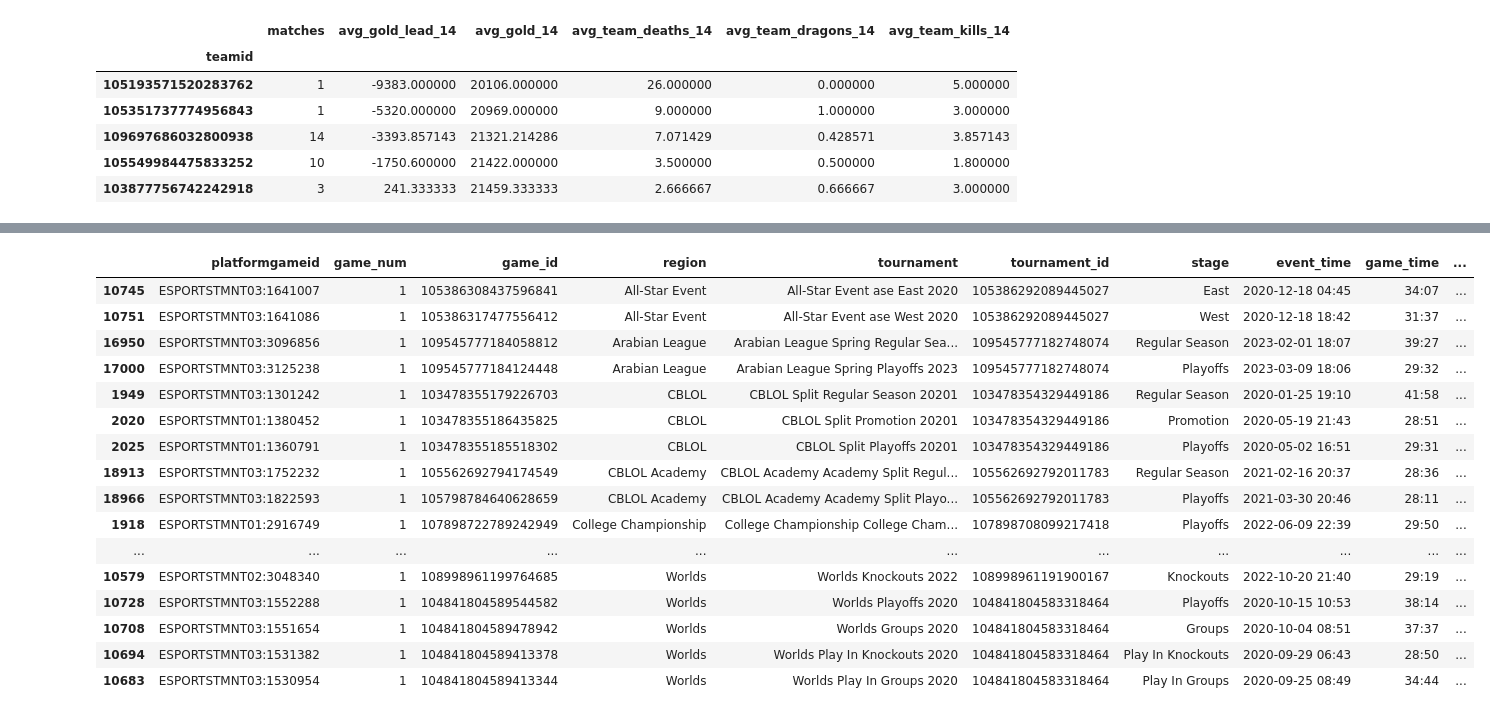
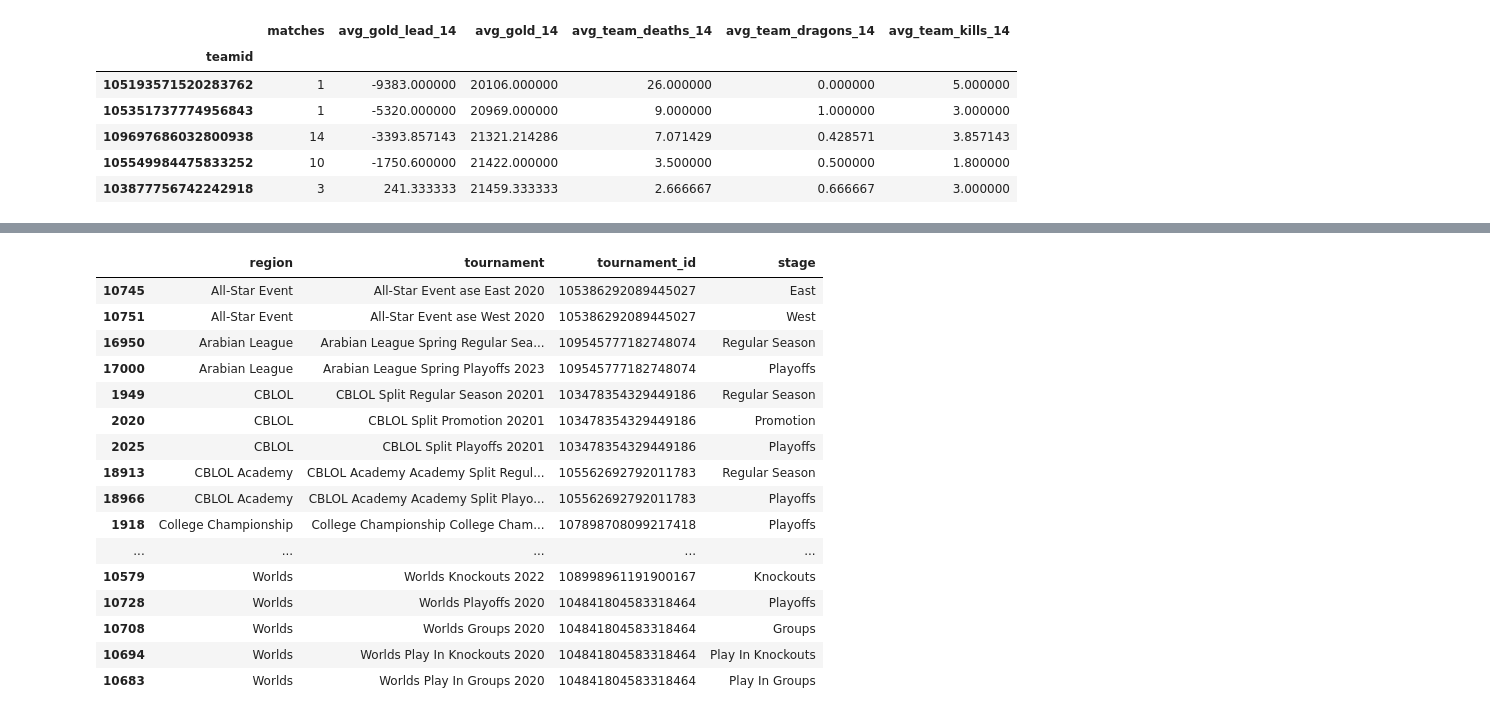
Before and after one commit to Exorcista23/lolpowerrankings, a Jupyter notebook: elo.ipynb, the cells around one changed output, grey strips where cells are left out. Drawn from its saved outputs; the diff is of its cells as text; code cells hidden in the pictures.

```diff
--- a/elo.ipynb
+++ b/elo.ipynb
@@ -342,25 +331,25 @@ print(teams)
 {104843437139220481, 99566404853854212, 99566404848691211, 107599485973747723, 108573042084687884, 109675484017801229, 108160026618060825, 107582178455767077, 105503778424809514, 99566408358330419, 10 ...
 # %%
 #Show all stages and regions for use in defining the dictionary of match importance for use in the elo algorithm
-display(mh_df[['platformgameid', 'game_num', 'game_id', 'region', 'tournament', 'tournament_id', 'stage', 'event_time', 'game_time', 'blue_side', 'red_side', 'winning_side']].drop_duplicates(['region', 'stage']).sort_values('region'))
+display(mh_df[['region', 'tournament', 'tournament_id', 'stage']].drop_duplicates(['region', 'stage']).sort_values('region'))
 # %% [output]
-|  | platformgameid | game_num | game_id | region | tournament | tournament_id | stage | event_time | game_time | ... |
-| 10745 | ESPORTSTMNT03:1641007 | 1 | 105386308437596841 | All-Star Event | All-Star Event ase East 2020 | 105386292089445027 | East | 2020-12-18 04:45 | 34:07 | ... |
-| 10751 | ESPORTSTMNT03:1641086 | 1 | 105386317477556412 | All-Star Event | All-Star Event ase West 2020 | 105386292089445027 | West | 2020-12-18 18:42 | 31:37 | ... |
-| 16950 | ESPORTSTMNT03:3096856 | 1 | 109545777184058812 | Arabian League | Arabian League Spring Regular Sea... | 109545777182748074 | Regular Season | 2023-02-01 18:07 | 39:27 | ... |
-| 17000 | ESPORTSTMNT03:3125238 | 1 | 109545777184124448 | Arabian League | Arabian League Spring Playoffs 2023 | 109545777182748074 | Playoffs | 2023-03-09 18:06 | 29:32 | ... |
-| 1949 | ESPORTSTMNT03:1301242 | 1 | 103478355179226703 | CBLOL | CBLOL Split Regular Season 20201 | 103478354329449186 | Regular Season | 2020-01-25 19:10 | 41:58 | ... |
-| 2020 | ESPORTSTMNT01:1380452 | 1 | 103478355186435825 | CBLOL | CBLOL Split Promotion 20201 | 103478354329449186 | Promotion | 2020-05-19 21:43 | 28:51 | ... |
-| 2025 | ESPORTSTMNT01:1360791 | 1 | 103478355185518302 | CBLOL | CBLOL Split Playoffs 20201 | 103478354329449186 | Playoffs | 2020-05-02 16:51 | 29:31 | ... |
-| 18913 | ESPORTSTMNT03:1752232 | 1 | 105562692794174549 | CBLOL Academy | CBLOL Academy Academy Split Regul... | 105562692792011783 | Regular Season | 2021-02-16 20:37 | 28:36 | ... |
-| 18966 | ESPORTSTMNT03:1822593 | 1 | 105798784640628659 | CBLOL Academy | CBLOL Academy Academy Split Playo... | 105562692792011783 | Playoffs | 2021-03-30 20:46 | 28:11 | ... |
-| 1918 | ESPORTSTMNT01:2916749 | 1 | 107898722789242949 | College Championship | College Championship College Cham... | 107898708099217418 | Playoffs | 2022-06-09 22:39 | 29:50 | ... |
-| ... | ... | ... | ... | ... | ... | ... | ... | ... | ... | ... |
-| 10579 | ESPORTSTMNT02:3048340 | 1 | 108998961199764685 | Worlds | Worlds Knockouts 2022 | 108998961191900167 | Knockouts | 2022-10-20 21:40 | 29:19 | ... |
-| 10728 | ESPORTSTMNT03:1552288 | 1 | 104841804589544582 | Worlds | Worlds Playoffs 2020 | 104841804583318464 | Playoffs | 2020-10-15 10:53 | 38:14 | ... |
-| 10708 | ESPORTSTMNT03:1551654 | 1 | 104841804589478942 | Worlds | Worlds Groups 2020 | 104841804583318464 | Groups | 2020-10-04 08:51 | 37:37 | ... |
-| 10694 | ESPORTSTMNT03:1531382 | 1 | 104841804589413378 | Worlds | Worlds Play In Knockouts 2020 | 104841804583318464 | Play In Knockouts | 2020-09-29 06:43 | 28:50 | ... |
-| 10683 | ESPORTSTMNT03:1530954 | 1 | 104841804589413344 | Worlds | Worlds Play In Groups 2020 | 104841804583318464 | Play In Groups | 2020-09-25 08:49 | 34:44 | ... |
+|  | region | tournament | tournament_id | stage |
+| 10745 | All-Star Event | All-Star Event ase East 2020 | 105386292089445027 | East |
+| 10751 | All-Star Event | All-Star Event ase West 2020 | 105386292089445027 | West |
+| 16950 | Arabian League | Arabian League Spring Regular Sea... | 109545777182748074 | Regular Season |
+| 17000 | Arabian League | Arabian League Spring Playoffs 2023 | 109545777182748074 | Playoffs |
+| 1949 | CBLOL | CBLOL Split Regular Season 20201 | 103478354329449186 | Regular Season |
+| 2020 | CBLOL | CBLOL Split Promotion 20201 | 103478354329449186 | Promotion |
+| 2025 | CBLOL | CBLOL Split Playoffs 20201 | 103478354329449186 | Playoffs |
+| 18913 | CBLOL Academy | CBLOL Academy Academy Split Regul... | 105562692792011783 | Regular Season |
+| 18966 | CBLOL Academy | CBLOL Academy Academy Split Playo... | 105562692792011783 | Playoffs |
+| 1918 | College Championship | College Championship College Cham... | 107898708099217418 | Playoffs |
+| ... | ... | ... | ... | ... |
+| 10579 | Worlds | Worlds Knockouts 2022 | 108998961191900167 | Knockouts |
+| 10728 | Worlds | Worlds Playoffs 2020 | 104841804583318464 | Playoffs |
+| 10708 | Worlds | Worlds Groups 2020 | 104841804583318464 | Groups |
+| 10694 | Worlds | Worlds Play In Knockouts 2020 | 104841804583318464 | Play In Knockouts |
+| 10683 | Worlds | Worlds Play In Groups 2020 | 104841804583318464 | Play In Groups |
 # %%
 def elo_change(blue_elo, red_elo, winner, region, stage, year):
     stage_values = {'Regionals': {
```
Also changed, not shown: parts of 6 cells of this notebook, 1 other file.
